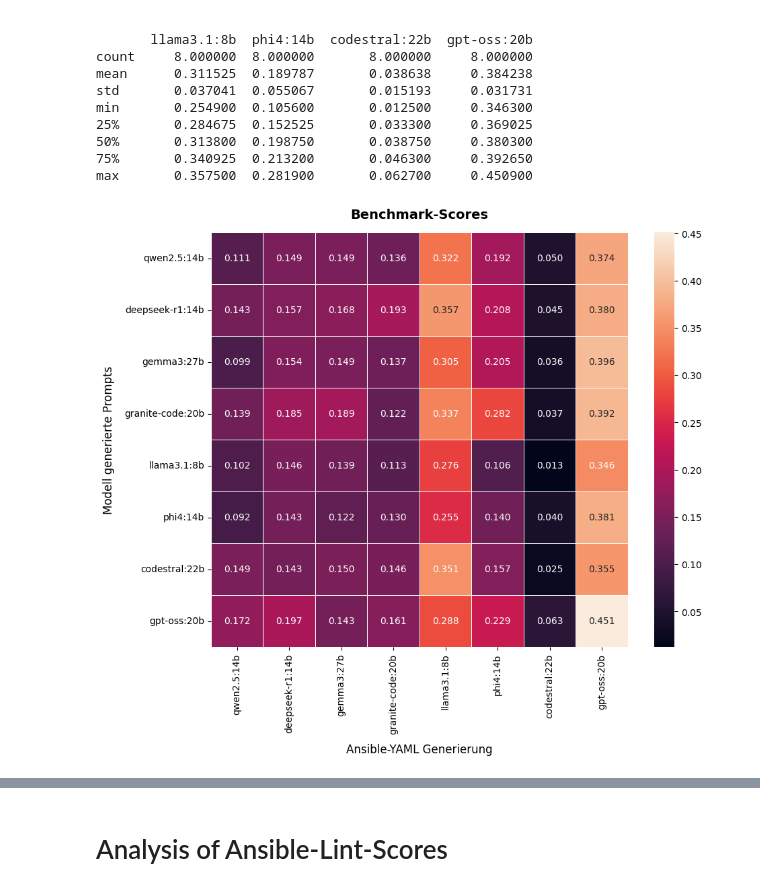
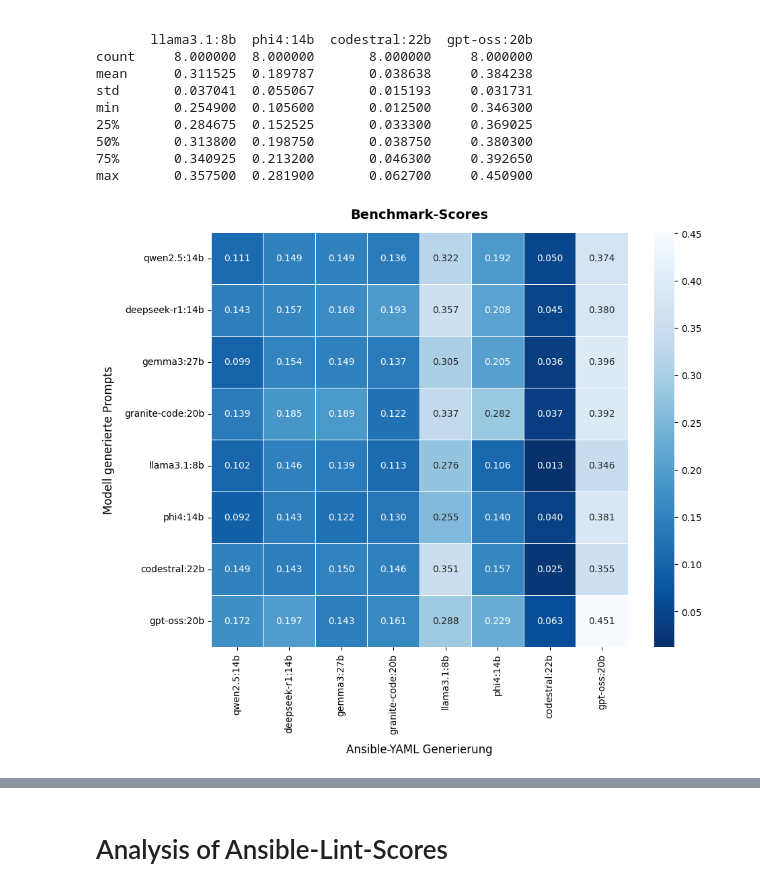
Before and after one commit to SimonGriang/ansible_bench, a Jupyter notebook: output/eda_benchmark100.ipynb, the cells around one changed output, grey strips where cells are left out. Cells and saved outputs as stored; diff of their text form; code cells hidden in the pictures.

```diff
--- a/output/eda_benchmark100.ipynb
+++ b/output/eda_benchmark100.ipynb
@@ -96,13 +103,13 @@ min       0.254900  0.105600       0.012500     0.346300
 max       0.357500  0.281900       0.062700     0.450900
 # %%
 plt.figure(figsize=(10, 8))
-sns.heatmap(df_benchmark_scores, annot=True, fmt=".3f", linewidths=0.5 )
+sns.heatmap(df_benchmark_scores, annot=True, fmt=".3f", cmap="Blues_r", linewidths=0.5 )
 plt.title("Benchmark-Scores", fontsize=14, pad=15, weight='bold')
 plt.xlabel("Ansible-YAML Generierung", fontsize=12, labelpad=10)
 plt.ylabel("Modell generierte Prompts", fontsize=12, labelpad=10)
 plt.show()
 # %% [output]
-[figure, old version]
+[figure, new version]
 # %%
 df_benchmark_scores_extended = df_benchmark_scores.copy()
 df_benchmark_scores_extended["Ø Prompt-Modell"] = df_benchmark_scores_extended.mean(axis=1)
```
Also changed, not shown: parts of 20 cells of this notebook, 14 other files.
